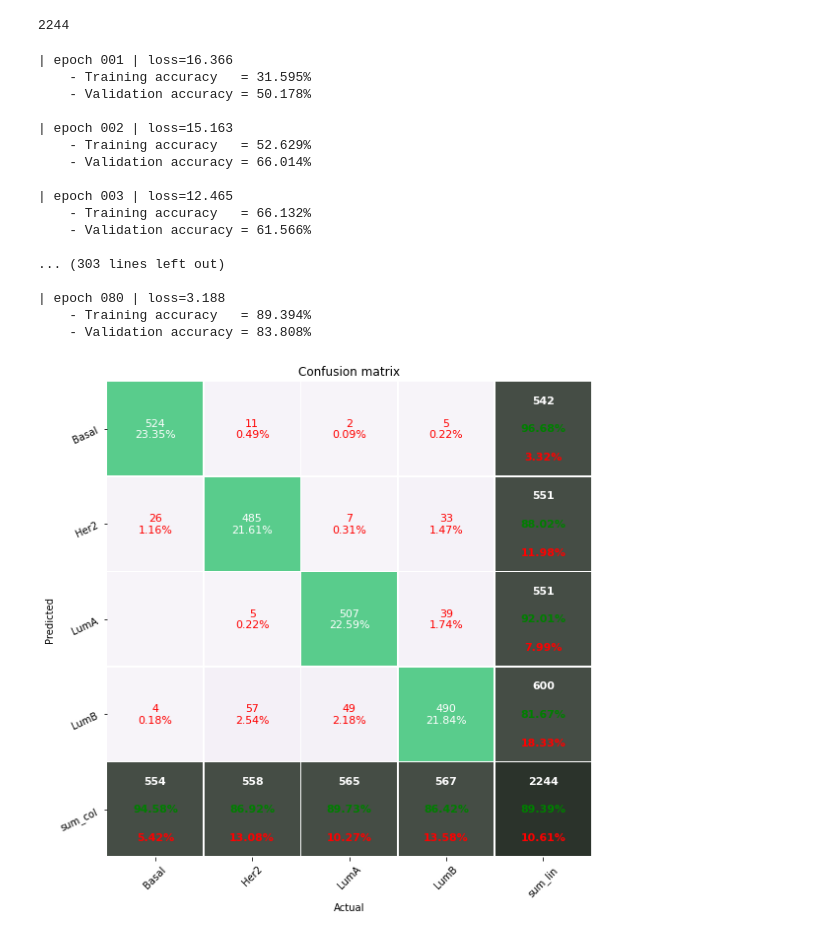
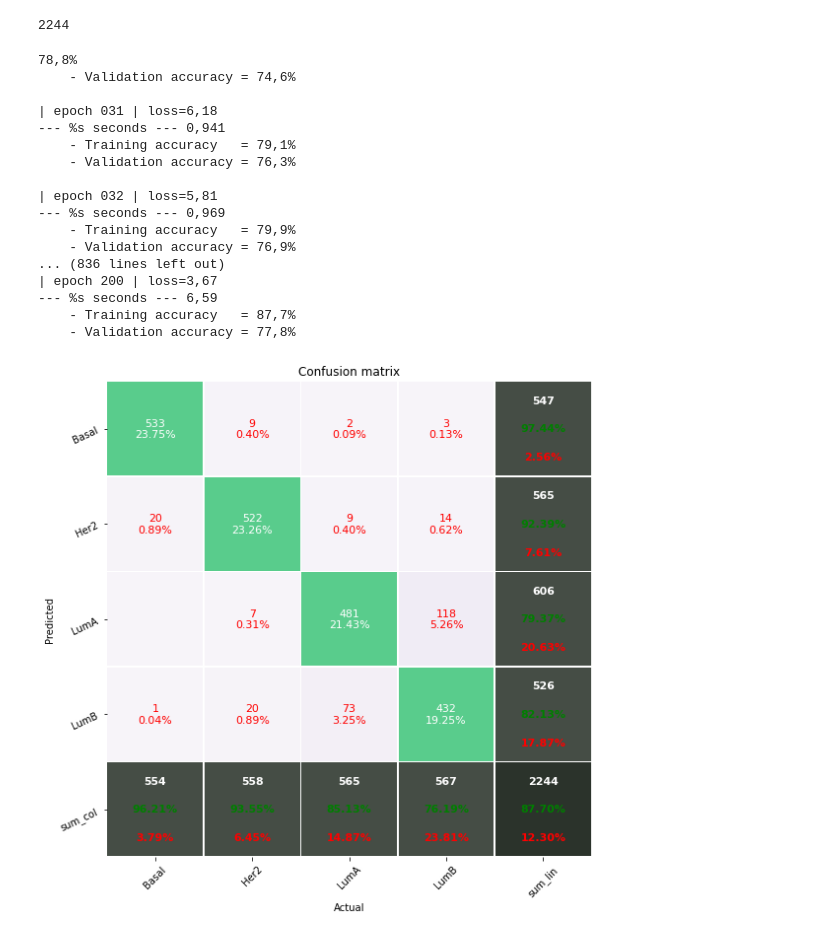
Before and after one commit to danaecanillas/Identification-of-modulators-in-cancer-tumor-progression, a Jupyter notebook: src/Classification.ipynb, the cells around one changed output. Drawn from its saved outputs; the diff is of its cells as text; code cells hidden in the pictures.

```diff
--- a/src/Classification.ipynb
+++ b/src/Classification.ipynb
@@ -116,7 +45,11 @@ train['PAM50'] = train['PAM50'].cat.codes.values
 # %%
+## X_train = train[['Cell_Cycle',
+##       'HIPPO', 'MYC', 'NOTCH', 'NRF2', 'PI3K', 'TGF.Beta', 'RTK_RAS', 'TP53',
+##       'WNT', 'Hypoxia', 'SRC', 'ESR1', 'ERBB2','PROLIF','grade','stage']]
+
 X_train = train[['Cell_Cycle',
        'HIPPO', 'MYC', 'NOTCH', 'NRF2', 'PI3K', 'TGF.Beta', 'RTK_RAS', 'TP53',
-       'WNT', 'Hypoxia', 'SRC', 'ESR1', 'ERBB2','PROLIF','grade','stage']]
+       'WNT', 'Hypoxia', 'SRC', 'ESR1', 'ERBB2','lymph_nodes_positive']]
 y_train = train["PAM50"]
 # %%
 X_train, X_test, y_train, y_test = train_test_split(X_train, y_train, test_size=0.2, random_state=47)
@@ -204,38 +65,61 @@ def val(model, criterion, optimizer, X_data, y_data, batch_size, log=False):
+# %%
+params = {
+    'lr':0.001,
+    'epochs':200,
+    'batch_size':200,
+    'fc1':200,
+    'fc2':120,
+    'fc3':84,
+    'dropout':0.1
+}
 # %%
-model = Net(X_train.shape[1])
+torch.manual_seed(47)
+random.seed(47)
+
+model = Net.Net(X_train.shape[1], params)
 criterion = nn.CrossEntropyLoss()
-optimizer = torch.optim.Adam(model.parameters(), lr=0.001)
+optimizer = torch.optim.Adam(model.parameters(), lr=params['lr'])
 
 # Training
-t0 = time.time()
-epochs = 80
+start_time = time.time()
+epochs = params['epochs']
 loss_ = []
+train_acc = []
+val_acc = []
+epochs_ = []
 for epoch in range(1, epochs + 1):
-    loss, t_acc, t_conf = train(model, criterion, optimizer, X_train, y_train, batch_size=200)
-    v_acc, v_conf = val(model, criterion, optimizer, X_test, y_test, batch_size=200)
+    epochs_.append(epoch)
+    loss, t_acc, t_conf = Net.train(model, criterion, optimizer, X_train, y_train, batch_size=params['batch_size'])
+    train_acc.append(t_acc)
+    v_acc, v_conf = Net.val(model, criterion, optimizer, X_test, y_test, batch_size=params['batch_size'])
+    val_acc.append(v_acc)
     loss_.append(loss)
-    print(f'| epoch {epoch:03d} | loss={loss:.3f}')
-    print(f'    - Training accuracy   = {t_acc:.3f}%')
-    print(f'    - Validation accuracy = {v_acc:.3f}% \n')
+    print(f'| epoch {epoch:03d} | loss={round(loss, 4):.3n}')
+    print(f"--- %s seconds --- {round((time.time() - start_time),4):.3n}")
+    print(f'    - Training accuracy   = {round(t_acc,4):.3n}%')
+    print(f'    - Validation accuracy = {round(v_acc,4):.3n}% \n')
 
+train_accuracy = pd.DataFrame({'epochs':epochs_, 'accuracy':train_acc, 'kind':['train']*len(epochs_)})
+val_accuracy = pd.DataFrame({'epochs':epochs_, 'accuracy':val_acc, 'kind':['validation']*len(epochs_)})
+accuracy = pd.concat([train_accuracy, val_accuracy])
 cm(t_conf)
 cm(v_conf)
 # %% [output]
-| epoch 001 | loss=16.366
-    - Training accuracy   = 31.595%
-    - Validation accuracy = 50.178%
+78,8%
+    - Validation accuracy = 74,6%
 
-| epoch 002 | loss=15.163
-    - Training accuracy   = 52.629%
-    - Validation accuracy = 66.014%
+| epoch 031 | loss=6,18
+--- %s seconds --- 0,941
+    - Training accuracy   = 79,1%
+    - Validation accuracy = 76,3%
 
-| epoch 003 | loss=12.465
-    - Training accuracy   = 66.132%
-    - Validation accuracy = 61.566%
-
-... (303 lines left out)
-
-| epoch 080 | loss=3.188
-    - Training accuracy   = 89.394%
-    - Validation accuracy = 83.808%
+| epoch 032 | loss=5,81
+--- %s seconds --- 0,969
+    - Training accuracy   = 79,9%
+    - Validation accuracy = 76,9%
+... (836 lines left out)
+| epoch 200 | loss=3,67
+--- %s seconds --- 6,59
+    - Training accuracy   = 87,7%
+    - Validation accuracy = 77,8%
-[figure, old version]
+[figure, new version]
```
Also changed, not shown: parts of 13 cells of this notebook, 6 other files.
